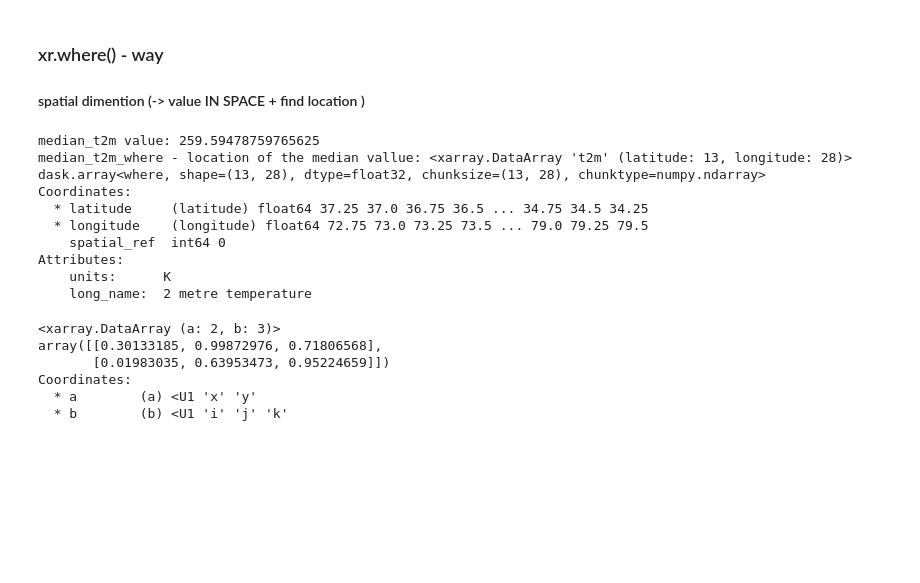
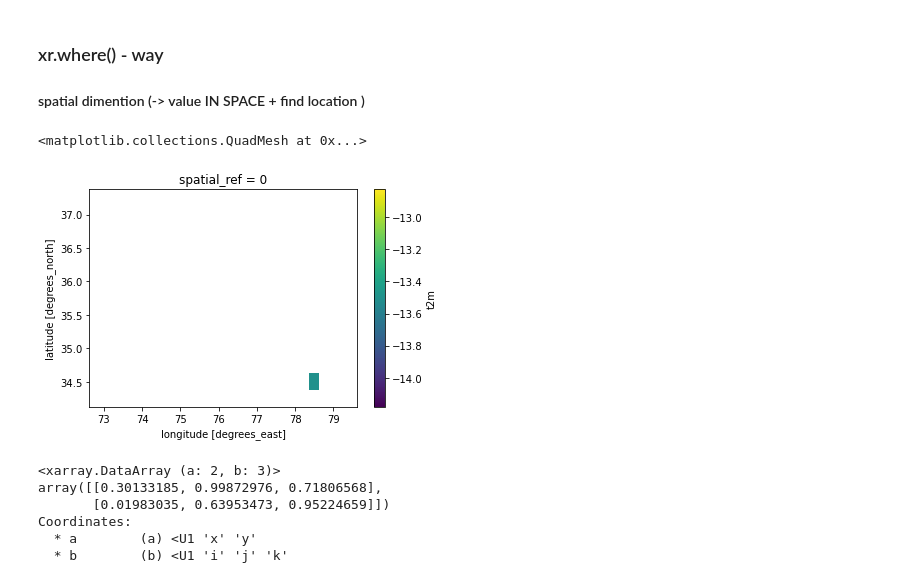
Before and after one commit to varyabazilova/hma_regions, a Jupyter notebook: era5_locate_median_point.ipynb, the cells around one changed output. Drawn from its saved outputs; the diff is of its cells as text; code cells hidden in the pictures; blank space fills up the shorter version.

Commit message:
fixed where

```diff
--- a/era5_locate_median_point.ipynb
+++ b/era5_locate_median_point.ipynb
@@ -260,26 +261,14 @@ Text(0, 0.5, 'tp')
 # %%
 # with numpy (for T2M and TP):
 
-# t2m median vallue
-
-median_t2m = roi_climate_median.t2m.values.flatten()
-# without nans
-median_t2m = np.median(median_t2m[~np.isnan(median_t2m)])
-print('median_t2m value:', median_t2m)
-
-median_t2m_where = roi_climate_median.t2m.where(roi_climate_median.t2m == median_t2m)
-# print('median_t2m_where - location of the median vallue:', median_t2m_where)
+# t2m median vallue:
+# t2m_median['t2m'].iloc[0] - value from median table:
+median_t2m_where = roi_climate_median.t2m.where(roi_climate_median.t2m == t2m_median['t2m'].iloc[0])
-# %% [output]
-median_t2m value: 259.59478759765625
-median_t2m_where - location of the median vallue: <xarray.DataArray 't2m' (latitude: 13, longitude: 28)>
-dask.array<where, shape=(13, 28), dtype=float32, chunksize=(13, 28), chunktype=numpy.ndarray>
-Coordinates:
-  * latitude     (latitude) float64 37.25 37.0 36.75 36.5 ... 34.75 34.5 34.25
-  * longitude    (longitude) float64 72.75 73.0 73.25 73.5 ... 79.0 79.25 79.5
-    spatial_ref  int64 0
-Attributes:
-    units:      K
-    long_name:  2 metre temperature
+# %%
+median_t2m_where.plot()
+# %% [output]
+<matplotlib.collections.QuadMesh at 0x...>
+[figure, added]
 # %%
 # type(roi_climate_median)
 # type(median_t2m)
```
Also changed, not shown: parts of 2 cells of this notebook.
